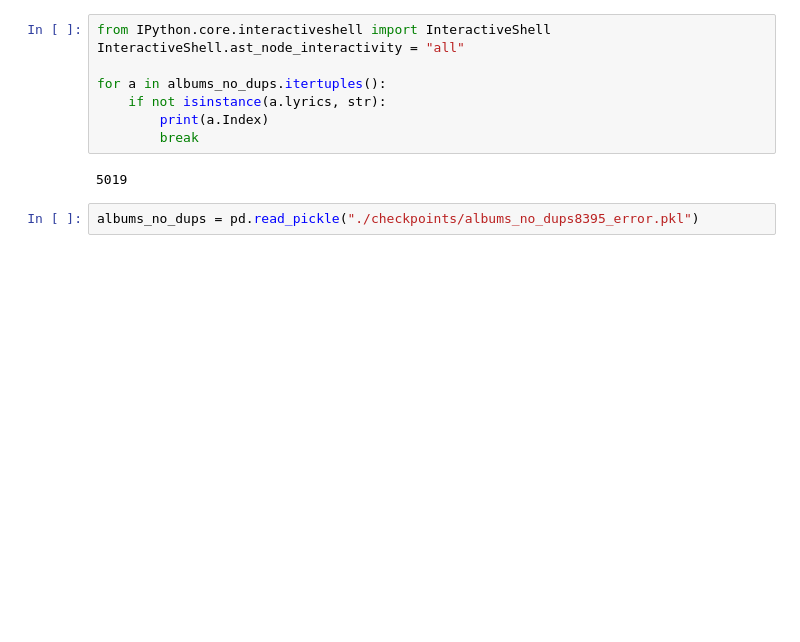
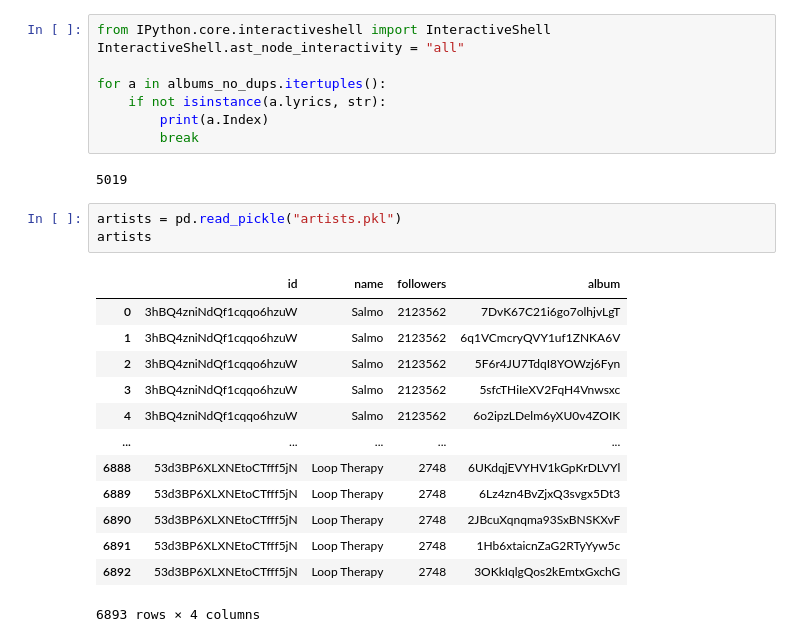
Before and after one commit to riccardolunardi/italian-music-ads, a Jupyter notebook: scraper/scraper.ipynb, the cells around one changed output. Cells and saved outputs as stored; diff of their text form; blank space fills up the shorter version.

```diff
--- a/scraper/scraper.ipynb
+++ b/scraper/scraper.ipynb
@@ -435,4 +435,19 @@ for a in albums_no_dups.itertuples():
 # %% [output]
 5019
 # %%
-albums_no_dups = pd.read_pickle("./checkpoints/albums_no_dups8395_error.pkl")
+artists = pd.read_pickle("artists.pkl")
+artists
+# %% [output]
+|  | id | name | followers | album |
+| 0 | 3hBQ4zniNdQf1cqqo6hzuW | Salmo | 2123562 | 7DvK67C21i6go7olhjvLgT |
+| 1 | 3hBQ4zniNdQf1cqqo6hzuW | Salmo | 2123562 | 6q1VCmcryQVY1uf1ZNKA6V |
+| 2 | 3hBQ4zniNdQf1cqqo6hzuW | Salmo | 2123562 | 5F6r4JU7TdqI8YOWzj6Fyn |
+| 3 | 3hBQ4zniNdQf1cqqo6hzuW | Salmo | 2123562 | 5sfcTHiIeXV2FqH4Vnwsxc |
+| 4 | 3hBQ4zniNdQf1cqqo6hzuW | Salmo | 2123562 | 6o2ipzLDelm6yXU0v4ZOIK |
+| ... | ... | ... | ... | ... |
+| 6888 | 53d3BP6XLXNEtoCTfff5jN | Loop Therapy | 2748 | 6UKdqjEVYHV1kGpKrDLVYl |
+| 6889 | 53d3BP6XLXNEtoCTfff5jN | Loop Therapy | 2748 | 6Lz4zn4BvZjxQ3svgx5Dt3 |
+| 6890 | 53d3BP6XLXNEtoCTfff5jN | Loop Therapy | 2748 | 2JBcuXqnqma93SxBNSKXvF |
+| 6891 | 53d3BP6XLXNEtoCTfff5jN | Loop Therapy | 2748 | 1Hb6xtaicnZaG2RTyYyw5c |
+| 6892 | 53d3BP6XLXNEtoCTfff5jN | Loop Therapy | 2748 | 3OKkIqlgQos2kEmtxGxchG |
+6893 rows × 4 columns
```
Also changed, not shown: parts of 8 cells of this notebook.
